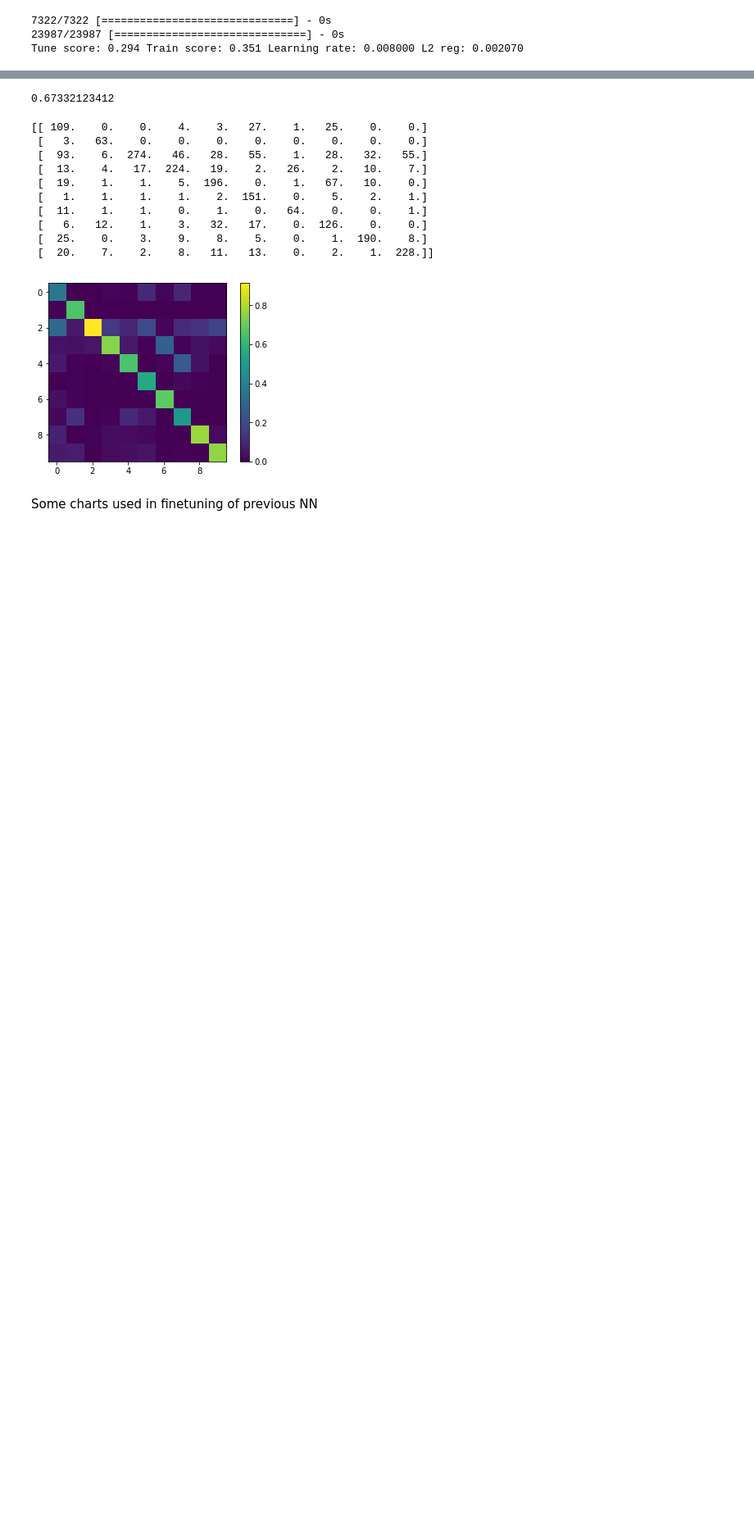
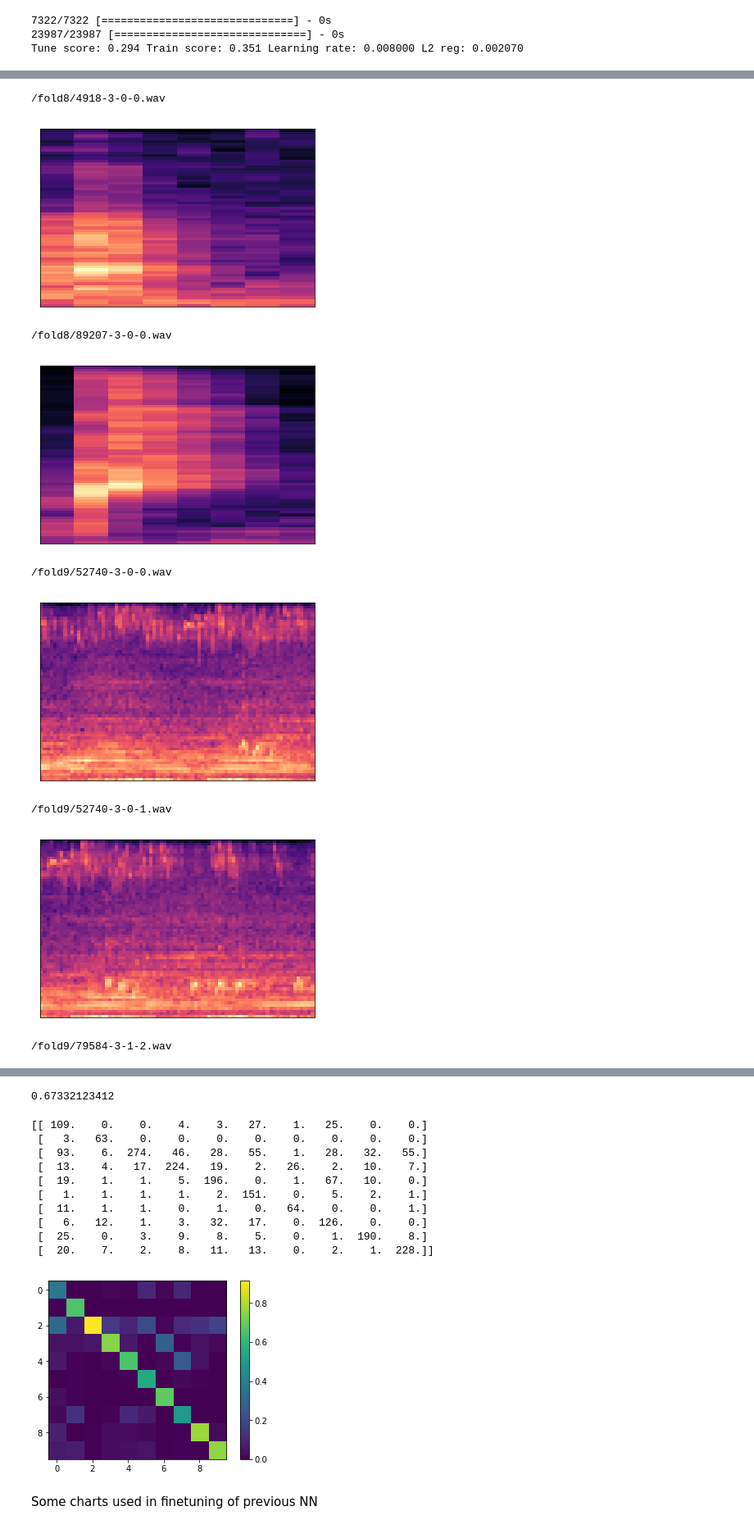
Before and after one commit to dthiem/Sound-Recognition, a Jupyter notebook: Keras.ipynb, the cells around one changed output, grey strips where cells are left out. Shown: that part at 82% size. Cells and saved outputs as stored; diff of their text form; code cells hidden in the pictures; blank space fills up the shorter version.

```diff
--- a/Keras.ipynb
+++ b/Keras.ipynb
@@ -311,3 +362,11 @@ def getScores(*data):
+# %%
+## show spectrogram of given file
+def showClip(fPath):
+    with h5py.File("wholeTracks.hdf5") as f:
+        clip = f[fPath]
+        print fPath
+        disp.specshow(clip[()])
+        plt.show()
 # %%
 ## OUTDATED - REPLACED BY HDF5
 ## KEPT JUST IN CASE, TO BE DELETED
@@ -492,0 +559,13 @@ Epoch 100/100
+# %%
+for x in findClips(actual=3, predicted =4, folds= [8,9,10]):
+    showClip(x)
+# %% [output]
+/fold8/4918-3-0-0.wav
+[figure, added]
+/fold8/89207-3-0-0.wav
+[figure, added]
+/fold9/52740-3-0-0.wav
+[figure, added]
+/fold9/52740-3-0-1.wav
+[figure, added]
+/fold9/79584-3-1-2.wav
```
Also changed, not shown: parts of 9 cells of this notebook.
